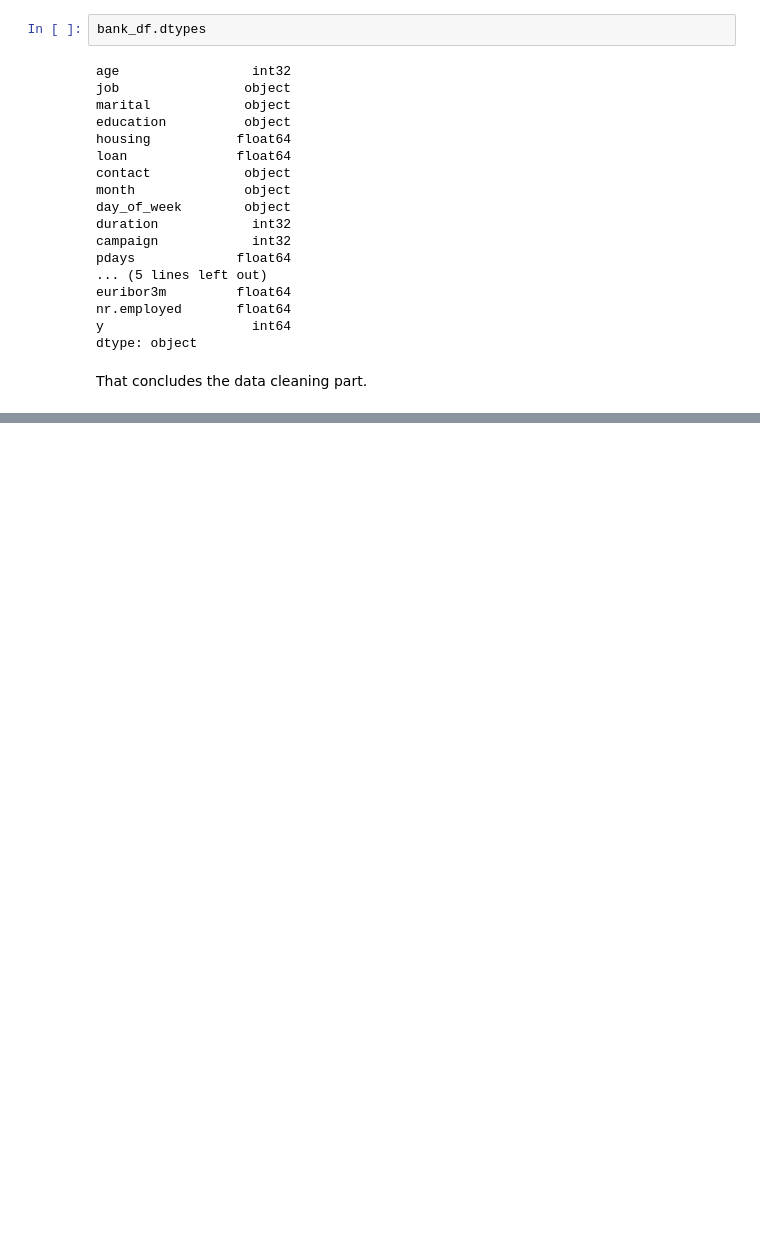
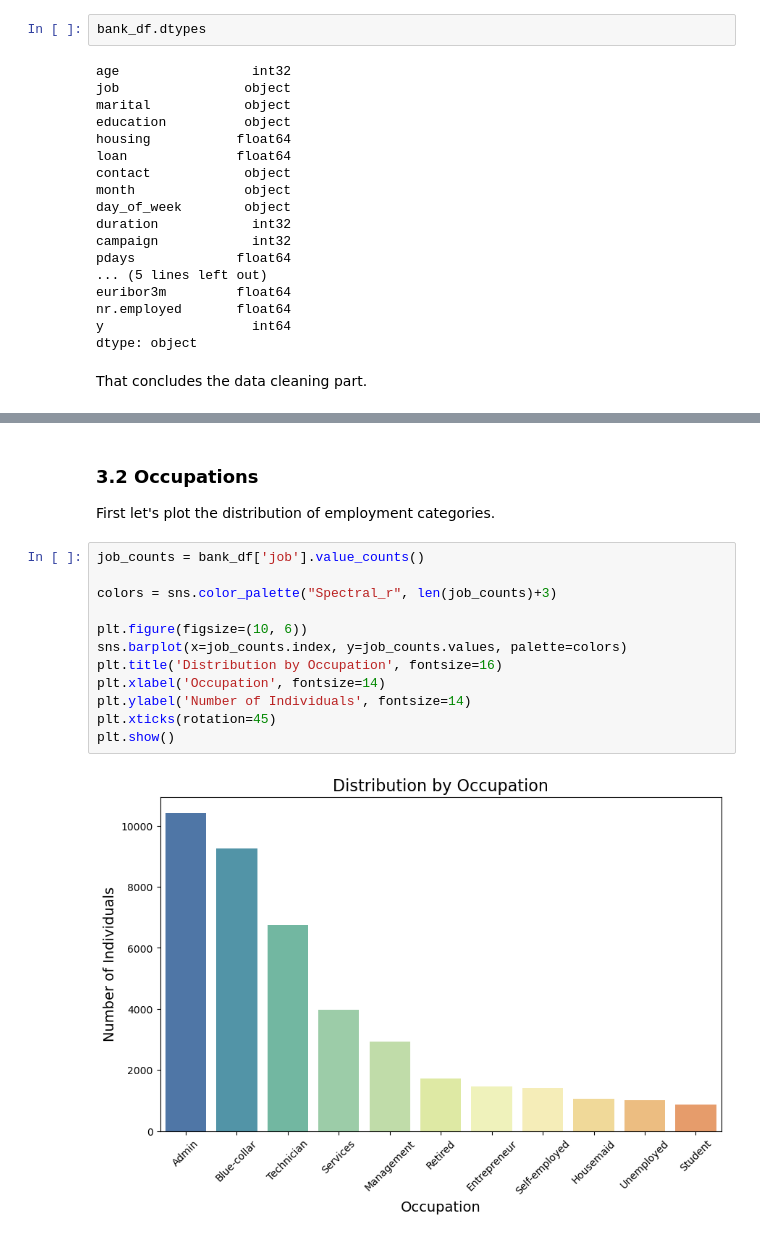
Before and after one commit to sagaitis/BankMarketingDataAnalysis, a Jupyter notebook: BankMarketingAnalysis_PauliusSagaitis.ipynb, the cells around one changed output, grey strips where cells are left out. Cells and saved outputs as stored; diff of their text form; blank space fills up the shorter version.

```diff
--- a/BankMarketingAnalysis_PauliusSagaitis.ipynb
+++ b/BankMarketingAnalysis_PauliusSagaitis.ipynb
@@ -590,0 +650,18 @@ plt.show()
+# %% [markdown]
+### 3.2 Occupations
+
+First let's plot the distribution of employment categories.
+# %%
+job_counts = bank_df['job'].value_counts()
+
+colors = sns.color_palette("Spectral_r", len(job_counts)+3)
+
+plt.figure(figsize=(10, 6))
+sns.barplot(x=job_counts.index, y=job_counts.values, palette=colors)
+plt.title('Distribution by Occupation', fontsize=16)
+plt.xlabel('Occupation', fontsize=14)
+plt.ylabel('Number of Individuals', fontsize=14)
+plt.xticks(rotation=45)
+plt.show()
+# %% [output]
+[figure, added]
```
Also changed, not shown: parts of 105 cells of this notebook.
